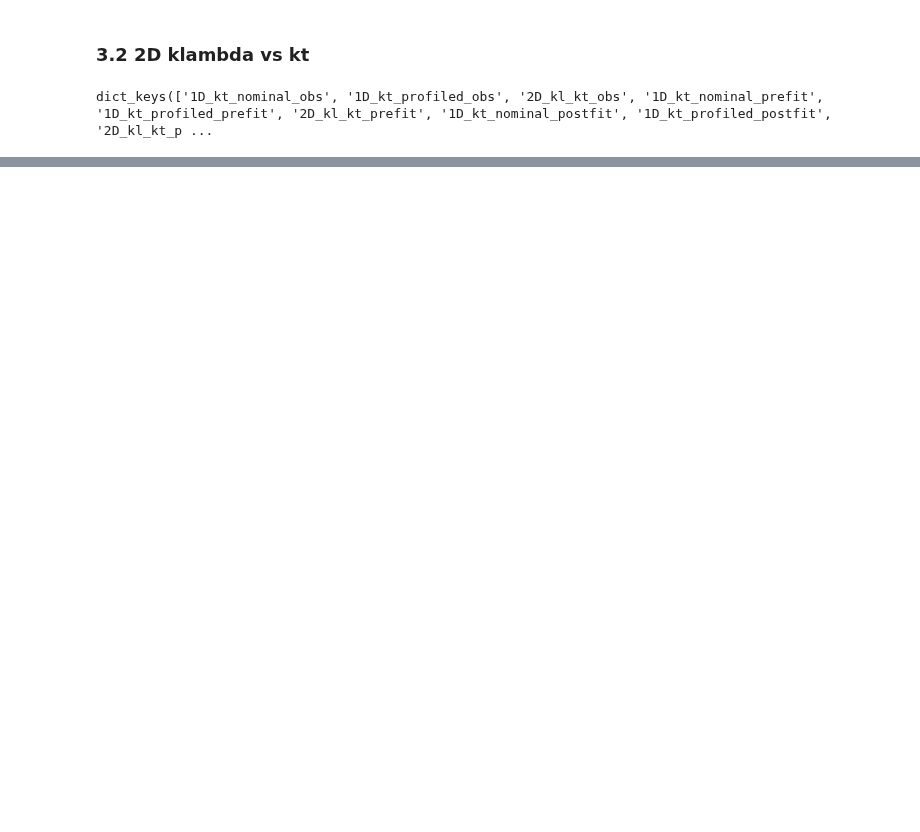
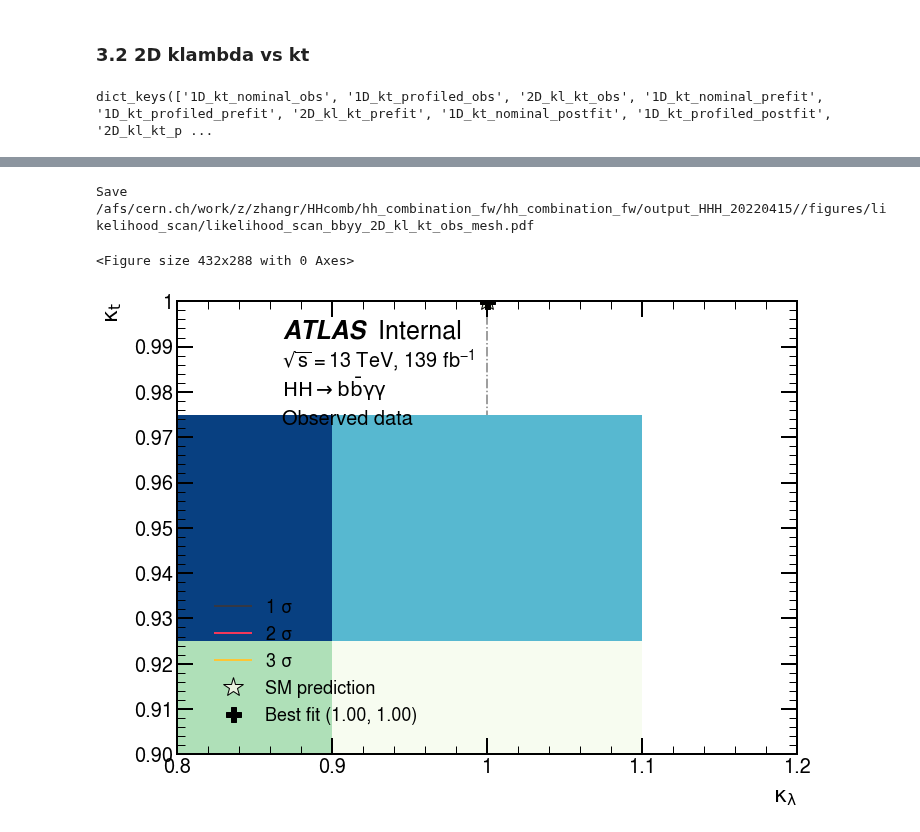
Before and after one commit to dyl64/hh_combination_fw, a Jupyter notebook: tutorials/HHH2022/GenPlots.ipynb, the cells around one changed output, grey strips where cells are left out. Cells and saved outputs as stored; diff of their text form; code cells hidden in the pictures; blank space fills up the shorter version.

```diff
--- a/tutorials/HHH2022/GenPlots.ipynb
+++ b/tutorials/HHH2022/GenPlots.ipynb
@@ -476,0 +531,3 @@ Index: []
+# %%
+df = likelihood_df['1D_kt_profiled_prefit']['bbbb']
+df[(df['klambda'] > 6.5) & (df['klambda'] < 8)]
@@ -520,9 +586,10 @@ likelihood_df.keys()
 # %% [output]
 dict_keys(['1D_kt_nominal_obs', '1D_kt_profiled_obs', '2D_kl_kt_obs', '1D_kt_nominal_prefit', '1D_kt_profiled_prefit', '2D_kl_kt_prefit', '1D_kt_nominal_postfit', '1D_kt_profiled_postfit', '2D_kl_kt_p ...
 # %%
-def plot_kl_kt(study, obs, channel):
+def plot_kl_kt(study, obs, channel, show_colormesh=False, xmin=-7, xmax=13, ymin=0.8, ymax=1.4):
     df_index = f'{study}_{obs}'
     df = likelihood_df[df_index][channel]
+    df = df[(df['klambda']>=xmin) & (df['klambda']<=xmax) & (df['kt']>=ymin) & (df['kt']<=ymax)]
 
     plotter = Likelihood2DPlot(df, styles=styles, analysis_label_options=analysis_label_options_new(study, obs, channel))
     plotter.config = combine_dict(plotter.config, config)
@@ -535,11 +602,16 @@ def plot_kl_kt(study, obs, channel):
     best_fit_y = best_fit['kt']
     plotter.add_highlight(best_fit_x, best_fit_y, label=f"Best fit ({best_fit_x:.2f}, {best_fit_y:.2f})", styles={'marker': 'P', 'linewidth': 0, 'markersize': 15, })
 
-    plotter.draw(xattrib='klambda', yattrib='kt', xlabel=r"$\mathrm{\kappa_{\lambda}}$", ylabel=r"$\mathrm{\kappa_{t}}$", xmin=-6, xmax=18, ymin=0.8, ymax=1.4, draw_sm_line=True)
+    plotter.draw(xattrib='klambda', yattrib='kt', xlabel=r"$\mathrm{\kappa_{\lambda}}$", ylabel=r"$\mathrm{\kappa_{t}}$", xmin=xmin, xmax=xmax, ymin=ymin, ymax=ymax, draw_sm_line=True, show_colormesh=show_colormesh)
 
     savefolder = outdir_likelihood + '/figures/likelihood_scan'
     os.makedirs(savefolder, exist_ok=True)
-    plt.savefig(savefolder+f"/likelihood_scan_{channel}_{df_index}.pdf", bbox_inches="tight")
+    name = savefolder+f"/likelihood_scan_{channel}_{df_index}.pdf"
+    if show_colormesh:
+        name = savefolder+f"/likelihood_scan_{channel}_{df_index}_mesh.pdf"
+    plt.savefig(name, bbox_inches="tight")
+    print('Save', name)
+    return df
 # %%
 for channel in channels+['combined']:
     for o in obs:
@@ -561,0 +658,6 @@ TypeError: Input z must be at least a (2, 2) shaped array, but has shape (1, 1)
+# %%
+df = plot_kl_kt('2D_kl_kt', 'obs', 'bbyy', True, xmin=0.8, xmax=1.2, ymin=0.9, ymax=1)
+# %% [output]
+Save /afs/cern.ch/work/z/zhangr/HHcomb/hh_combination_fw/hh_combination_fw/output_HHH_20220415//figures/likelihood_scan/likelihood_scan_bbyy_2D_kl_kt_obs_mesh.pdf
+<Figure size 432x288 with 0 Axes>
+[figure, added]
```
Also changed, not shown: parts of 13 cells of this notebook, 3 other files.
